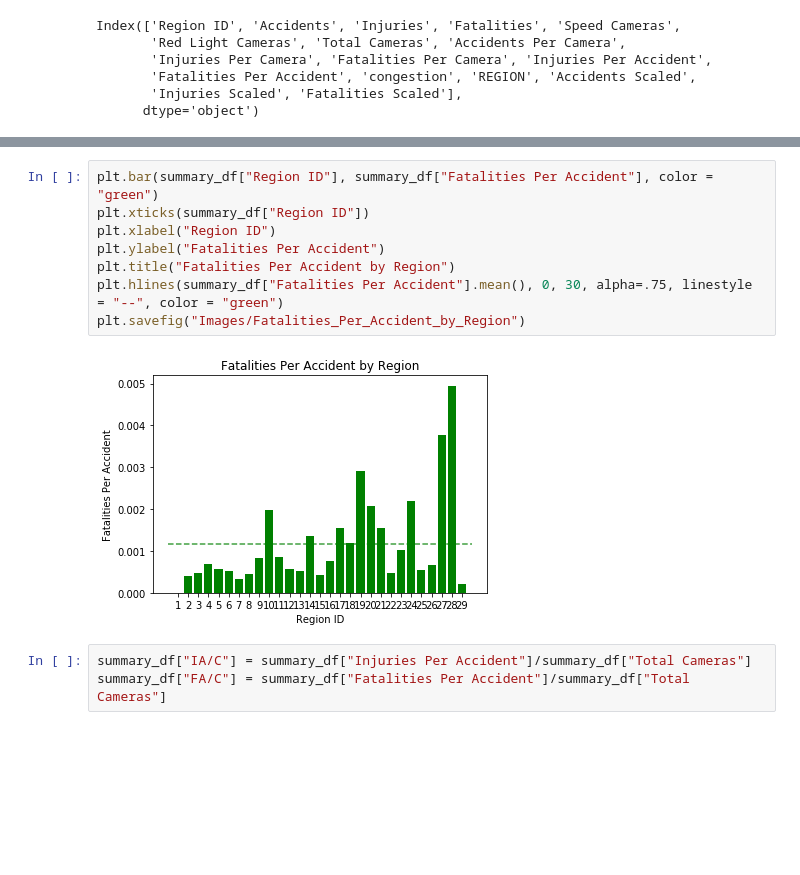
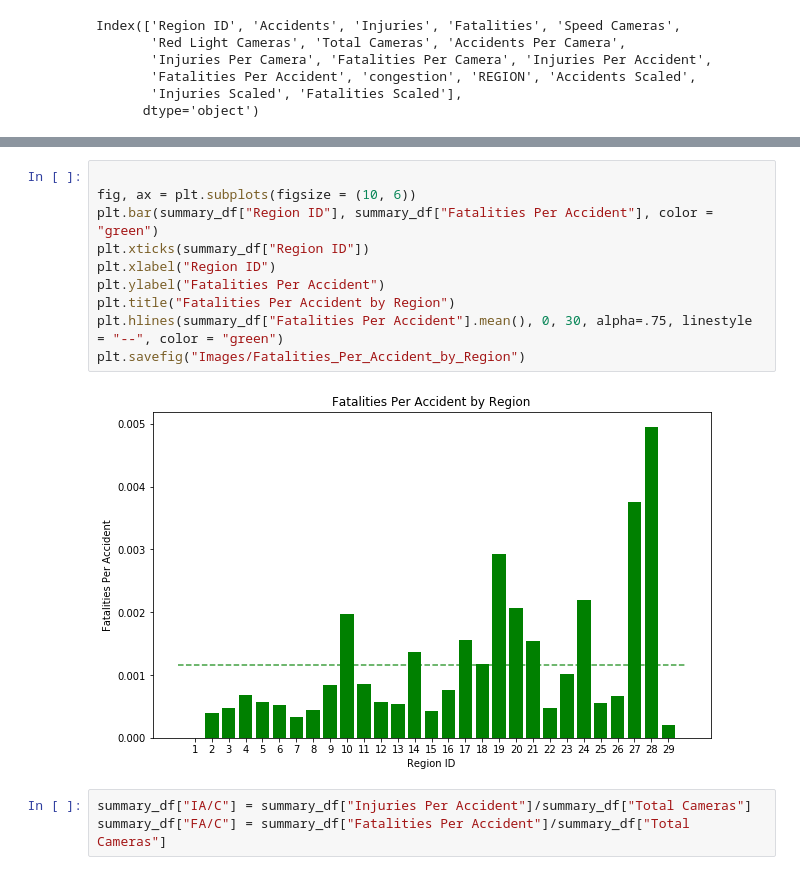
Before and after one commit to emharen/Project-One, a Jupyter notebook: AccidentsInjuriesFatalitiesbyCamera.ipynb, the cells around one changed output, grey strips where cells are left out. Drawn from its saved outputs; the diff is of its cells as text; blank space fills up the shorter version.

```diff
--- a/AccidentsInjuriesFatalitiesbyCamera.ipynb
+++ b/AccidentsInjuriesFatalitiesbyCamera.ipynb
@@ -150,13 +152,15 @@ plt.savefig("Images/Injuries_Per_Accident_by_Region")
 # %%
+
+fig, ax = plt.subplots(figsize = (10, 6))
 plt.bar(summary_df["Region ID"], summary_df["Fatalities Per Accident"], color = "green")
 plt.xticks(summary_df["Region ID"])
 plt.xlabel("Region ID")
 plt.ylabel("Fatalities Per Accident")
 plt.title("Fatalities Per Accident by Region")
 plt.hlines(summary_df["Fatalities Per Accident"].mean(), 0, 30, alpha=.75, linestyle = "--", color = "green")
 plt.savefig("Images/Fatalities_Per_Accident_by_Region")
 # %% [output]
-[figure, old version]
+[figure, new version]
 # %%
 summary_df["IA/C"] = summary_df["Injuries Per Accident"]/summary_df["Total Cameras"]
 summary_df["FA/C"] = summary_df["Fatalities Per Accident"]/summary_df["Total Cameras"]
```
Also changed, not shown: parts of 13 cells of this notebook, 8 other files.
